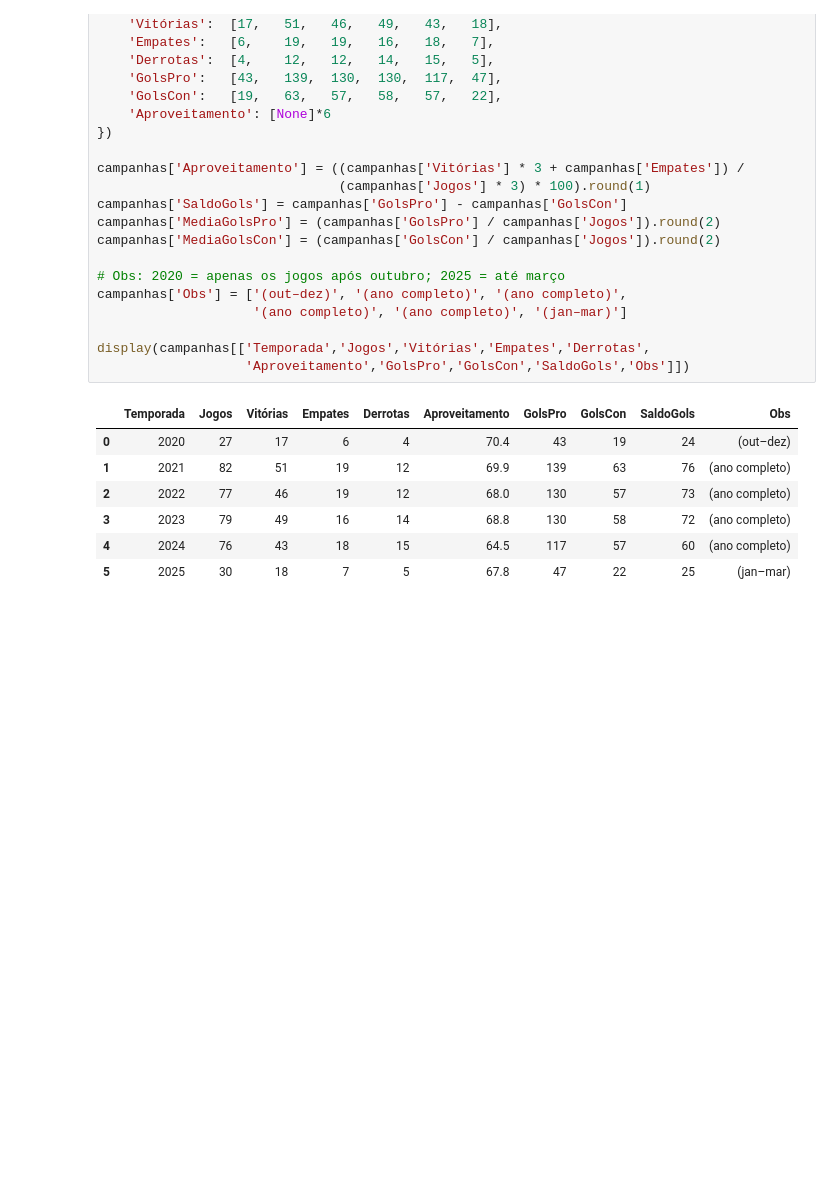
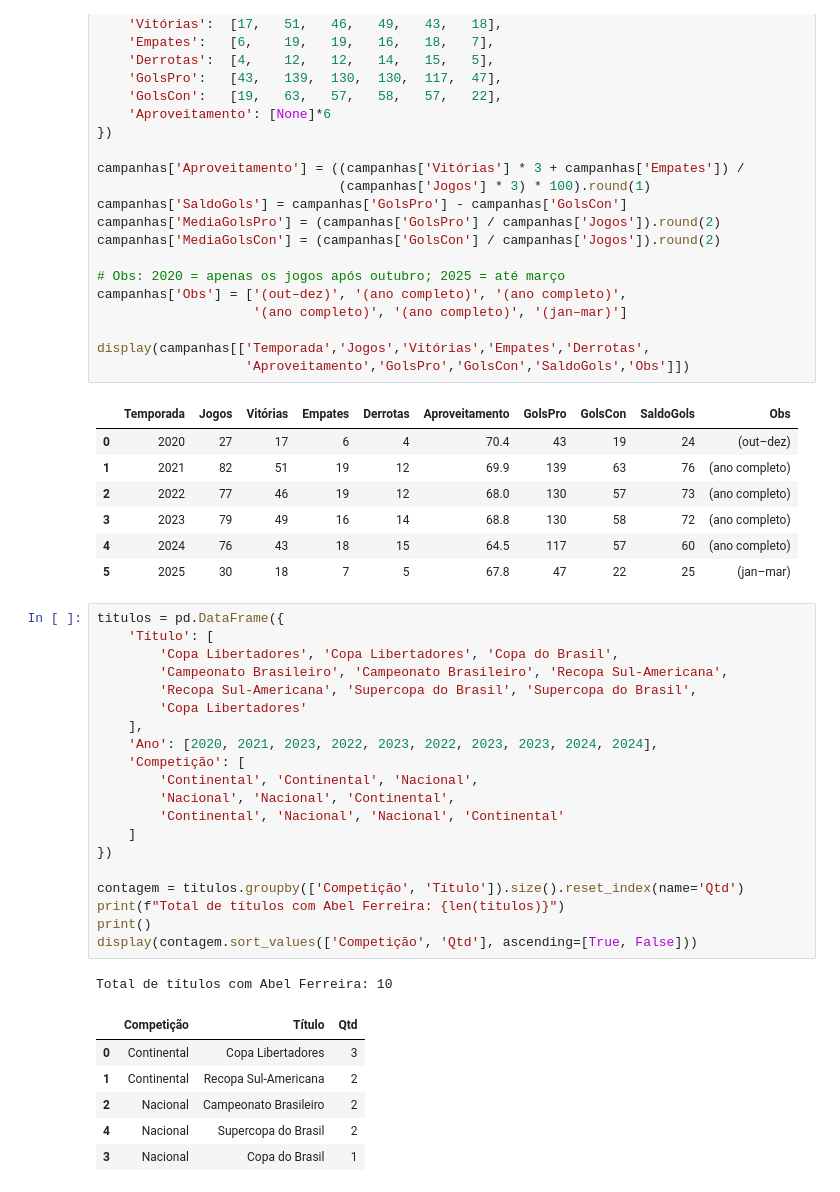
Before and after one commit to mjrd05/Projeto_Aproveitamento, a Jupyter notebook: Aproveitamento Abel.ipynb, the cells around one changed output. Cells and saved outputs as stored; diff of their text form; blank space fills up the shorter version.

```diff
--- a/Aproveitamento Abel.ipynb
+++ b/Aproveitamento Abel.ipynb
@@ -70,3 +70,31 @@ display(campanhas[['Temporada','Jogos','Vitórias','Empates','Derrotas',
 | 3 | 2023 | 79 | 49 | 16 | 14 | 68.8 | 130 | 58 | 72 | (ano completo) |
 | 4 | 2024 | 76 | 43 | 18 | 15 | 64.5 | 117 | 57 | 60 | (ano completo) |
 | 5 | 2025 | 30 | 18 | 7 | 5 | 67.8 | 47 | 22 | 25 | (jan–mar) |
+# %%
+titulos = pd.DataFrame({
+    'Título': [
+        'Copa Libertadores', 'Copa Libertadores', 'Copa do Brasil',
+        'Campeonato Brasileiro', 'Campeonato Brasileiro', 'Recopa Sul-Americana',
+        'Recopa Sul-Americana', 'Supercopa do Brasil', 'Supercopa do Brasil',
+        'Copa Libertadores'
+    ],
+    'Ano': [2020, 2021, 2023, 2022, 2023, 2022, 2023, 2023, 2024, 2024],
+    'Competição': [
+        'Continental', 'Continental', 'Nacional',
+        'Nacional', 'Nacional', 'Continental',
+        'Continental', 'Nacional', 'Nacional', 'Continental'
+    ]
+})
+
+contagem = titulos.groupby(['Competição', 'Título']).size().reset_index(name='Qtd')
+print(f"Total de títulos com Abel Ferreira: {len(titulos)}")
+print()
+display(contagem.sort_values(['Competição', 'Qtd'], ascending=[True, False]))
+# %% [output]
+Total de títulos com Abel Ferreira: 10
+|  | Competição | Título | Qtd |
+| 0 | Continental | Copa Libertadores | 3 |
+| 1 | Continental | Recopa Sul-Americana | 2 |
+| 2 | Nacional | Campeonato Brasileiro | 2 |
+| 4 | Nacional | Supercopa do Brasil | 2 |
+| 3 | Nacional | Copa do Brasil | 1 |
```
Also changed, not shown: parts of 3 cells of this notebook.
